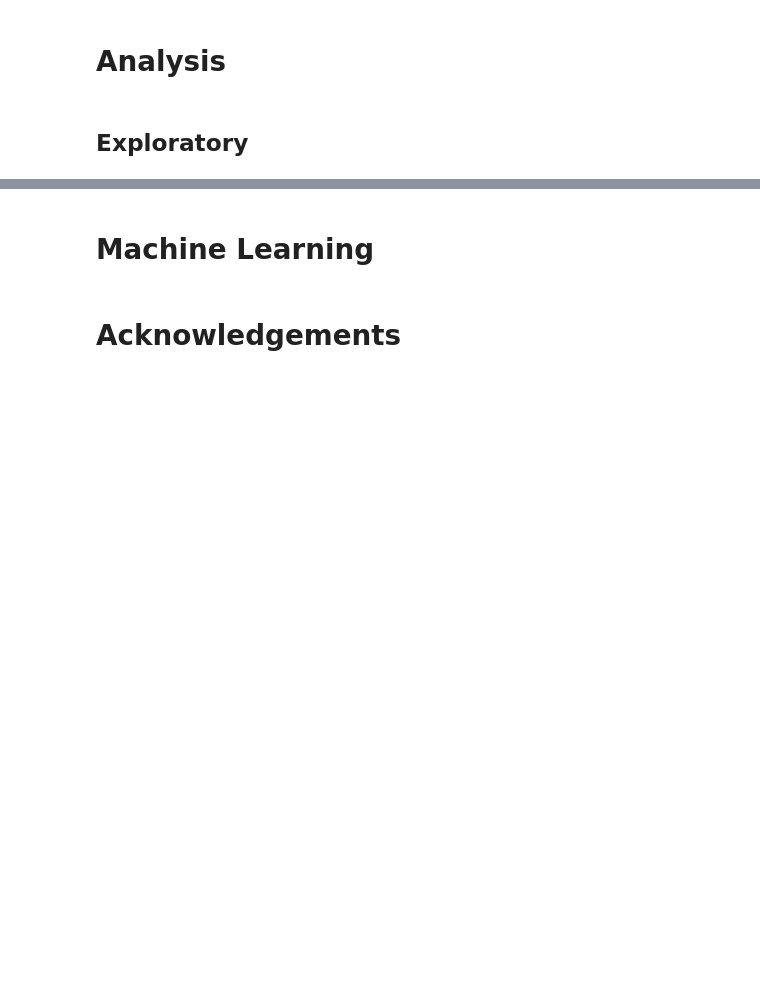
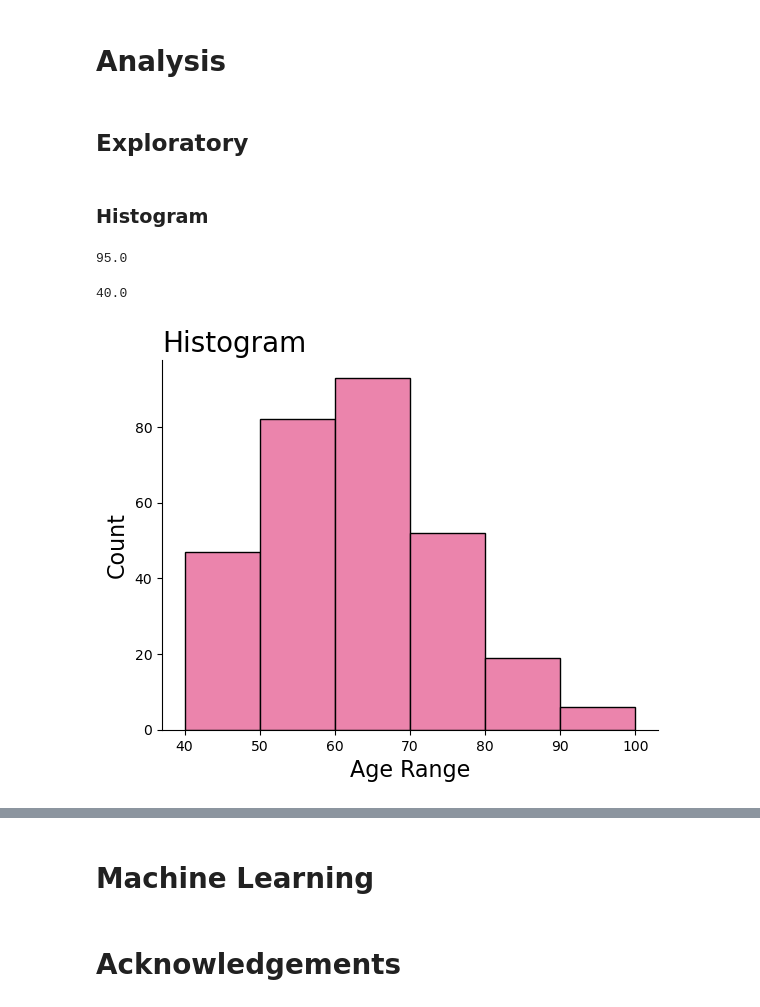
Before and after one commit to data-analyst05/MortalityPrediction_HeartFailure, a Jupyter notebook: index.ipynb, the cells around one changed output, grey strips where cells are left out. Cells and saved outputs as stored; diff of their text form; code cells hidden in the pictures; blank space fills up the shorter version.

Commit message:
added Images folder and first plot for exploratory analysis

```diff
--- a/index.ipynb
+++ b/index.ipynb
@@ -57,2 +59,4 @@ import seaborn as sns
+# %%
+pink = "#EB84AC"
 # %% [markdown]
 # Data Preparation
@@ -156,3 +166,37 @@ df_cleaned.head()
 # Analysis
 # %% [markdown]
 ## Exploratory
+# %% [markdown]
+### Histogram
+# %%
+max(df_cleaned["age"])
+# %% [output]
+95.0
+# %%
+min(df_cleaned["age"])
+# %% [output]
+40.0
+# %%
+Figure1, Axes1 = plt.subplots()
+
+Axes1.hist(df["age"],
+           bins = [40, 50, 60, 70, 80, 90, 100],
+           edgecolor = "black",
+           color = pink)
+
+Axes1.spines["top"].set_visible(False)
+Axes1.spines["right"].set_visible(False)
+
+plt.title(label = "Histogram",
+          loc = "left",
+        fontsize = 20)
+plt.ylabel(ylabel = "Count",
+           fontsize = 16)
+plt.xlabel(xlabel = "Age Range",
+           fontsize = 16)
+
+plt.savefig("./Images/Figure1")
+
+plt.show()
+# %% [output]
+[figure, added]
```
Also changed, not shown: parts of 7 cells of this notebook, 6 other files.
